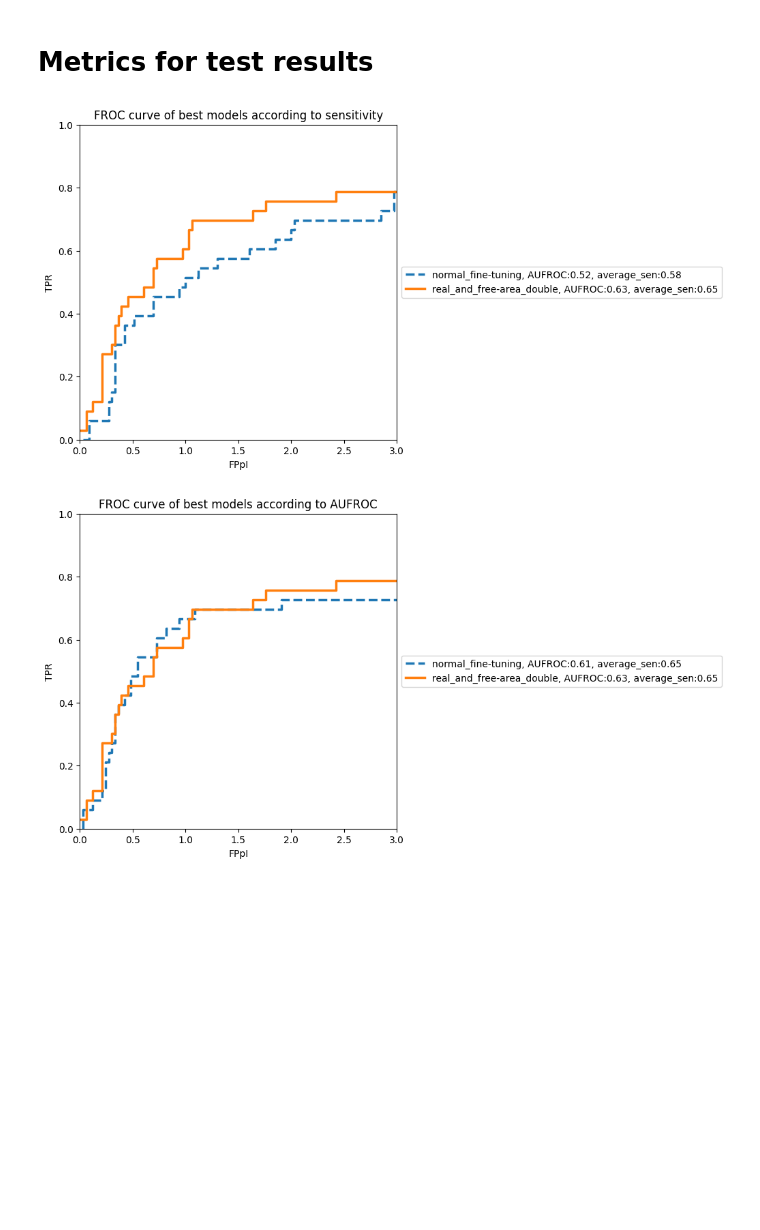
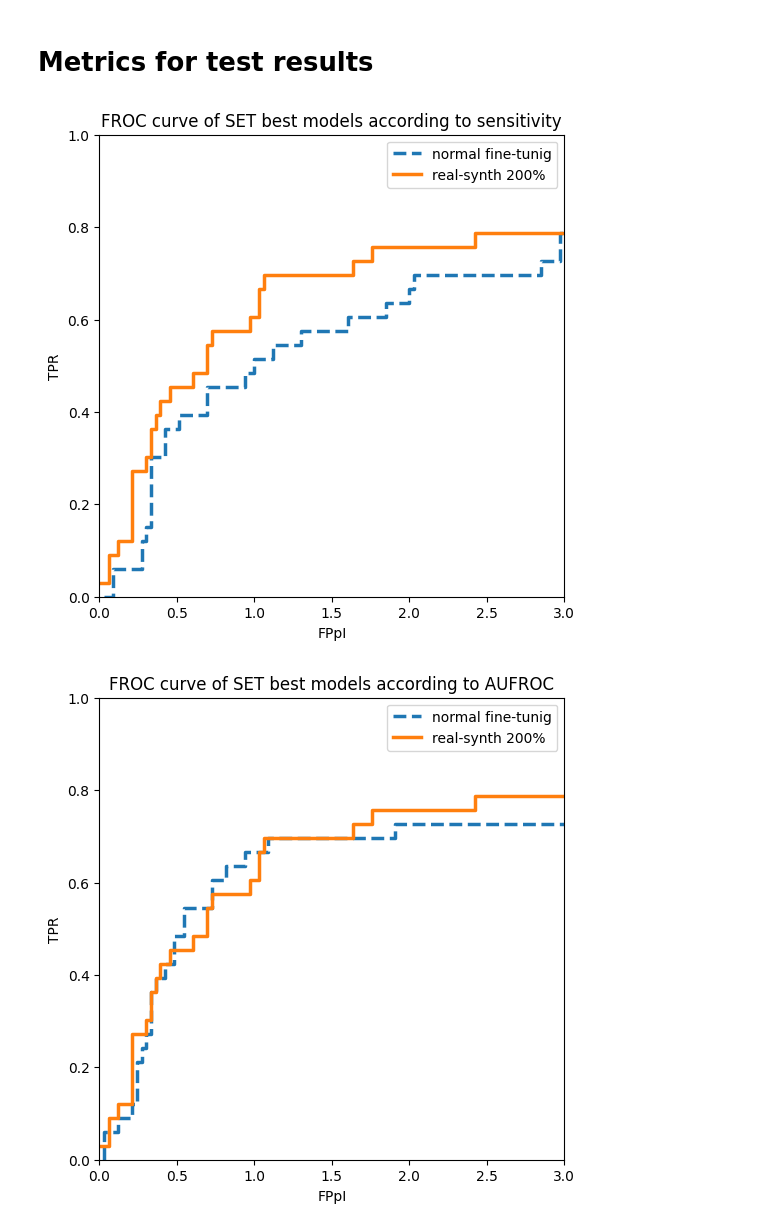
Before and after one commit to Likalto4/CEM-Detect, a Jupyter notebook: detection/evaluation/testing/testing_models.ipynb, the cells around one changed output. Cells and saved outputs as stored; diff of their text form; code cells hidden in the pictures; blank space fills up the shorter version.

Commit message:
testing models for figures

```diff
--- a/detection/evaluation/testing/testing_models.ipynb
+++ b/detection/evaluation/testing/testing_models.ipynb
@@ -136,36 +136,39 @@ for metric_name in ['sensitivity', 'AUFROC']:
     else: # CDD-CESM images
         split_pred_dir = repo_path / 'detection/evaluation/data/testing' / f'{split_name}' / f'{metric_name}' # change of test
 
     # get all the csv files
     csv_pred_paths = [f for f in split_pred_dir.glob('*.csv') if f.is_file()]
     fig, ax = plt.subplots(figsize=(6,6))
     ax.set_xlabel('FPpI')
     ax.set_ylabel('TPR')
-    ax.set_title(f'FROC curve of best models according to {metric_name}')
+    ax.set_title(f'FROC curve of SET best models according to {metric_name}')
     # set TPR limits
     ax.set_ylim(0,1)
     ax.set_xlim(0,FPpI_limit)
 
     for csv_path in csv_pred_paths:
         froc_info = pd.read_csv(csv_path)
         sensitivity_df, average_sen = computing_sensitivity_at_FPpI(froc_info)
         aufroc = AUFROC_computing(froc_info, FPpI_limit)
         # if the csv path name includes the sting fine-tuning, the linewidth is increased
         if 'fine-tuning' in csv_path.stem:
             ax.plot(froc_info['FPpI'], froc_info['TPR'], marker='',
-                label=f'{csv_path.stem}, AUFROC:{aufroc.round(2)}, average_sen:{average_sen.round(2)}',
+                # label=f'{csv_path.stem}, AUFROC:{aufroc.round(2)}, average_sen:{average_sen.round(2)}',
+                label = 'normal fine-tunig',
                 linestyle='--', linewidth=2.5)
         elif 'real_and_free-area_double' in csv_path.stem:
             ax.plot(froc_info['FPpI'], froc_info['TPR'], marker='',
-                label=f'{csv_path.stem}, AUFROC:{aufroc.round(2)}, average_sen:{average_sen.round(2)}',
+                # label=f'{csv_path.stem}, AUFROC:{aufroc.round(2)}, average_sen:{average_sen.round(2)}',
+                label = 'real-synth 200%',
                 linestyle='-', linewidth=2.5)
         elif plot_all:
                 ax.plot(froc_info['FPpI'], froc_info['TPR'], marker='',
                     label=f'{csv_path.stem}, AUFROC:{aufroc.round(2)})',
                     linestyle='-', linewidth=1)
 
+    ax.legend()
     # legend outside the plot
-    ax.legend(loc='center left', bbox_to_anchor=(1, 0.5))
+    # ax.legend(loc='center left', bbox_to_anchor=(1, 0.5))
 # %% [output]
-[figure, old version]
+[figure, new version]
-[figure, old version]
+[figure, new version]
```
